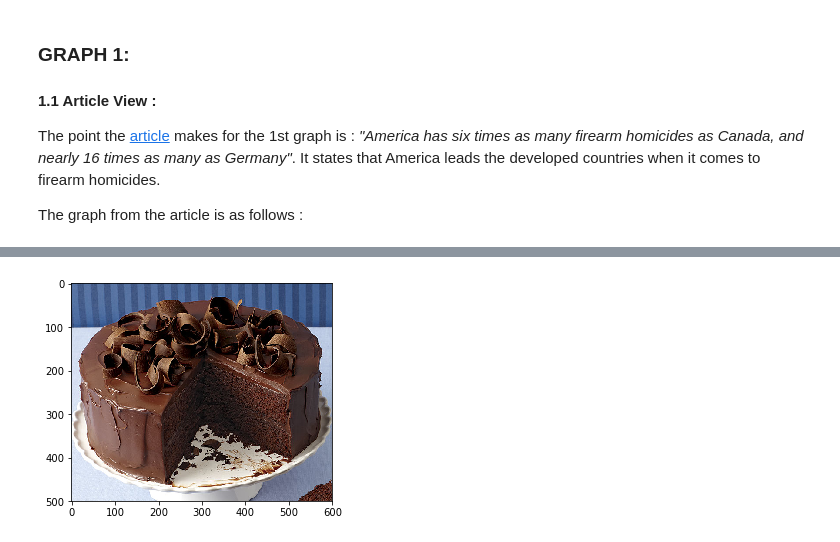
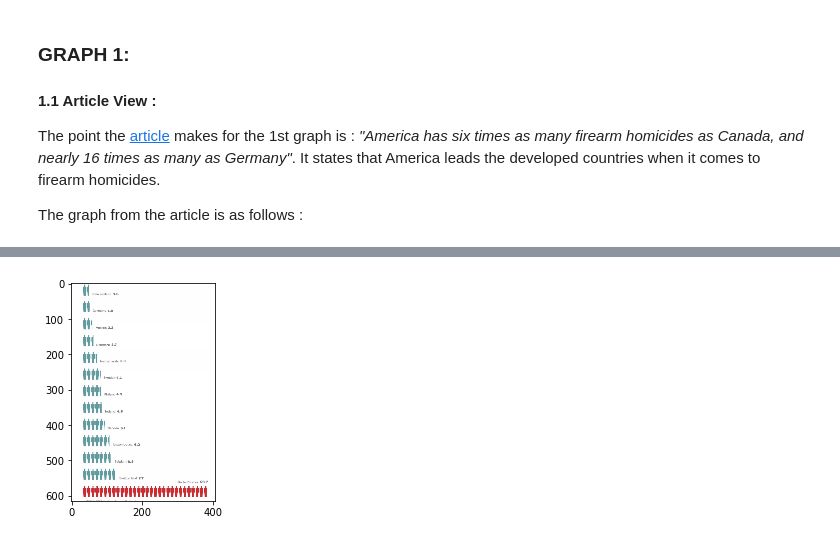
Before and after one commit to SaloniS95/DATA-VIZ-SPRING-2018-SCU, a Jupyter notebook: Individual Project - Final Version.ipynb, the cells around one changed output, grey strips where cells are left out. Saved outputs shown, nothing was run; the diff lists cells and outputs as text; code cells hidden in the pictures.

Commit message:
dded individual project

```diff
--- a/Individual Project - Final Version.ipynb
+++ b/Individual Project - Final Version.ipynb
@@ -267,11 +39,11 @@ A comparison between the original Vox article graph and my deceptive version is
-# %%
-from pylab import imread,subplot,imshow,show
-
-import matplotlib.pyplot as plt
-
-image = imread('C:/Users/salon/Desktop/scu/SPRING 2018/Data Viz/individual project/datasets/GRAPH 3/chocolate_cake.jpg')  # choose image location
-
-plt.imshow(image)
-plt.show()
-# %% [output]
-[figure, removed]
+# %%
+from pylab import imread,subplot,imshow,show
+
+import matplotlib.pyplot as plt
+
+image = imread('C:/Users/salon/Desktop/scu/SPRING 2018/Data Viz/individual project/to use/vox1.png')  # choose image location
+
+plt.imshow(image)
+plt.show()
+# %% [output]
+[figure, added]
```
Also changed, not shown: parts of 61 cells of this notebook.
